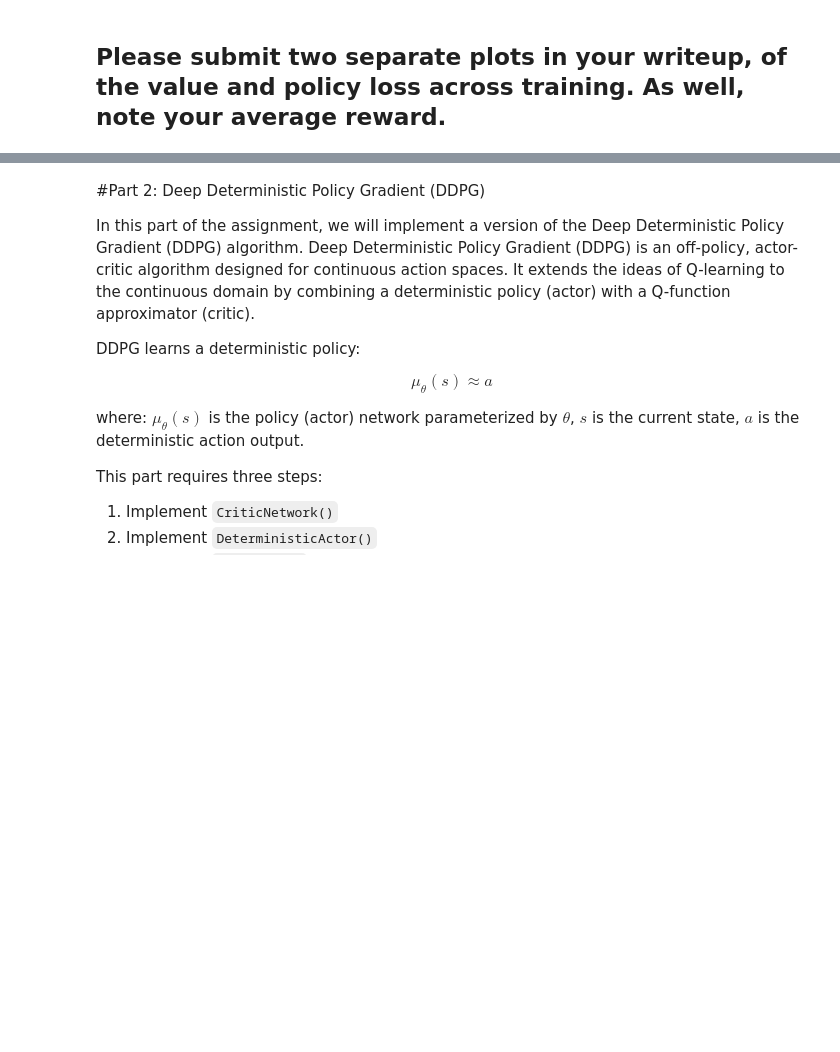
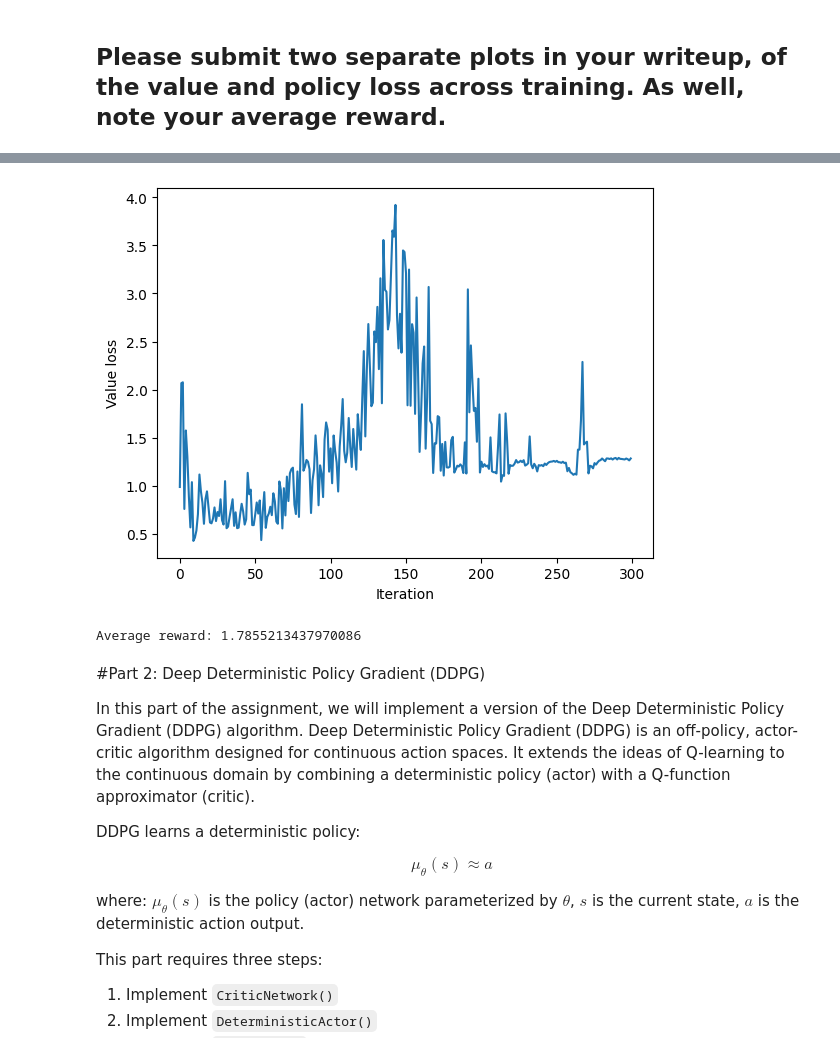
Before and after one commit to tzuyunhsu/robot-learning, a Jupyter notebook: assignments/A3/CS4756_SP25_A3_Student.ipynb, the cells around one changed output, grey strips where cells are left out. Saved outputs shown, nothing was run; the diff lists cells and outputs as text; code cells hidden in the pictures; blank space fills up the shorter version.

```diff
--- a/assignments/A3/CS4756_SP25_A3_Student.ipynb
+++ b/assignments/A3/CS4756_SP25_A3_Student.ipynb
@@ -546,3 +694,16 @@ visualize(env, algorithm=a2c, video_name="a2c")
+# %%
+# Add your plotting code here, if you like.
+value_losses = [loss[1] for loss in losses]
+iterations = range(len(losses))
+
+plt.plot(iterations, value_losses, label='Value Loss')
+plt.xlabel("Iteration")
+plt.ylabel("Value loss")
+plt.show()
+print("Average reward:", evaluate(env, a2c, 10))
+# %% [output]
+[figure, added]
+Average reward: 1.7855213437970086
 # %% [markdown]
 #Part 2: Deep Deterministic Policy Gradient (DDPG)
 
```
Also changed, not shown: parts of 13 cells of this notebook.
